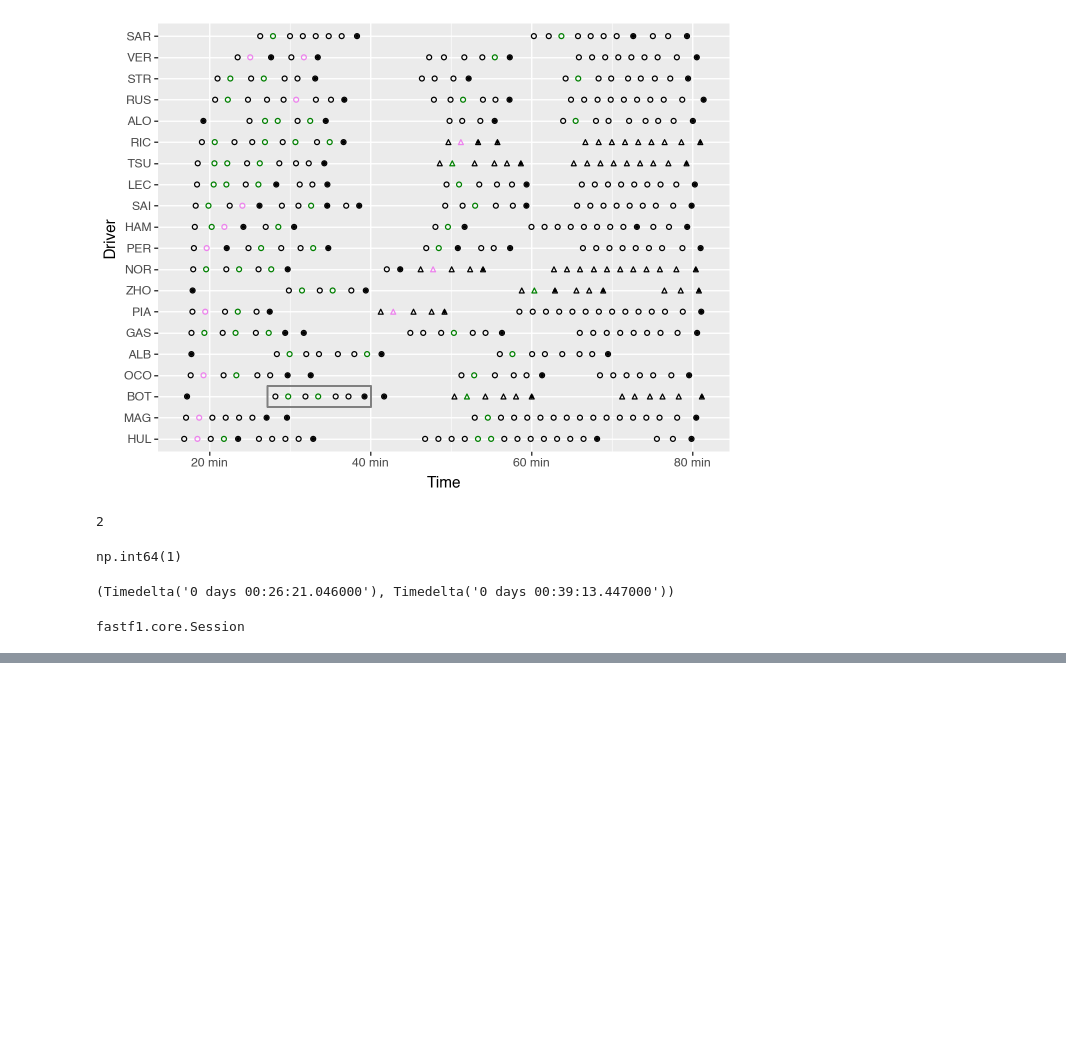
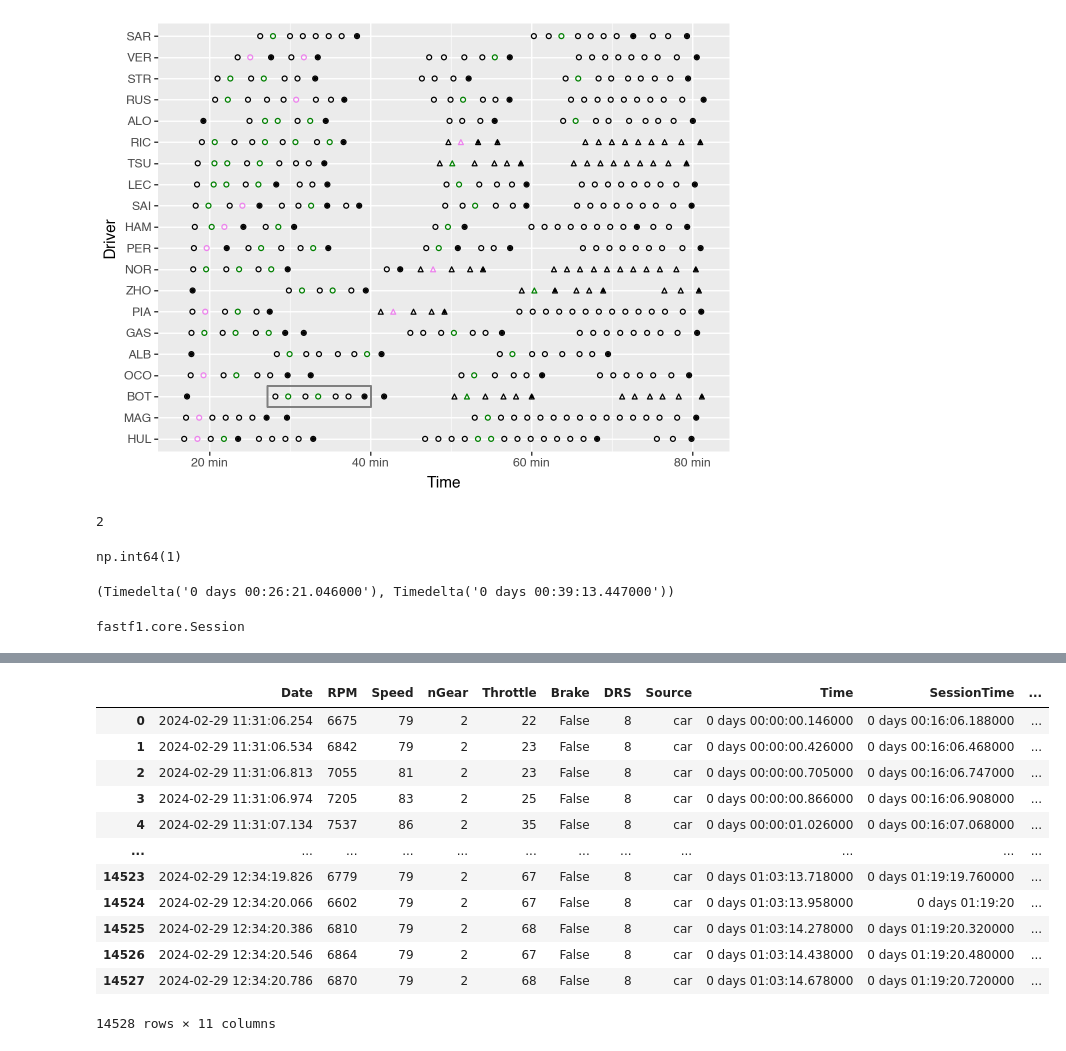
Before and after one commit to f1datajunkie/wranglingf1datawithpython, a Jupyter notebook: book/session_utilisation.ipynb, the cells around one changed output, grey strips where cells are left out. Drawn from its saved outputs; the diff is of its cells as text; code cells hidden in the pictures; blank space fills up the shorter version.

```diff
--- a/book/session_utilisation.ipynb
+++ b/book/session_utilisation.ipynb
@@ -424,0 +444,17 @@ su.base_chart() + su.session_highlight_box("BOT", 2)
+# %%
+HAM_tel = fp1.laps.pick_drivers('HAM').get_car_data().add_distance()
+HAM_tel
+# %% [output]
+|  | Date | RPM | Speed | nGear | Throttle | Brake | DRS | Source | Time | SessionTime | ... |
+| 0 | 2024-02-29 11:31:06.254 | 6675 | 79 | 2 | 22 | False | 8 | car | 0 days 00:00:00.146000 | 0 days 00:16:06.188000 | ... |
+| 1 | 2024-02-29 11:31:06.534 | 6842 | 79 | 2 | 23 | False | 8 | car | 0 days 00:00:00.426000 | 0 days 00:16:06.468000 | ... |
+| 2 | 2024-02-29 11:31:06.813 | 7055 | 81 | 2 | 23 | False | 8 | car | 0 days 00:00:00.705000 | 0 days 00:16:06.747000 | ... |
+| 3 | 2024-02-29 11:31:06.974 | 7205 | 83 | 2 | 25 | False | 8 | car | 0 days 00:00:00.866000 | 0 days 00:16:06.908000 | ... |
+| 4 | 2024-02-29 11:31:07.134 | 7537 | 86 | 2 | 35 | False | 8 | car | 0 days 00:00:01.026000 | 0 days 00:16:07.068000 | ... |
+| ... | ... | ... | ... | ... | ... | ... | ... | ... | ... | ... | ... |
+| 14523 | 2024-02-29 12:34:19.826 | 6779 | 79 | 2 | 67 | False | 8 | car | 0 days 01:03:13.718000 | 0 days 01:19:19.760000 | ... |
+| 14524 | 2024-02-29 12:34:20.066 | 6602 | 79 | 2 | 67 | False | 8 | car | 0 days 01:03:13.958000 | 0 days 01:19:20 | ... |
+| 14525 | 2024-02-29 12:34:20.386 | 6810 | 79 | 2 | 68 | False | 8 | car | 0 days 01:03:14.278000 | 0 days 01:19:20.320000 | ... |
+| 14526 | 2024-02-29 12:34:20.546 | 6864 | 79 | 2 | 67 | False | 8 | car | 0 days 01:03:14.438000 | 0 days 01:19:20.480000 | ... |
+| 14527 | 2024-02-29 12:34:20.786 | 6870 | 79 | 2 | 68 | False | 8 | car | 0 days 01:03:14.678000 | 0 days 01:19:20.720000 | ... |
+14528 rows × 11 columns
```
Also changed, not shown: parts of 13 cells of this notebook.
